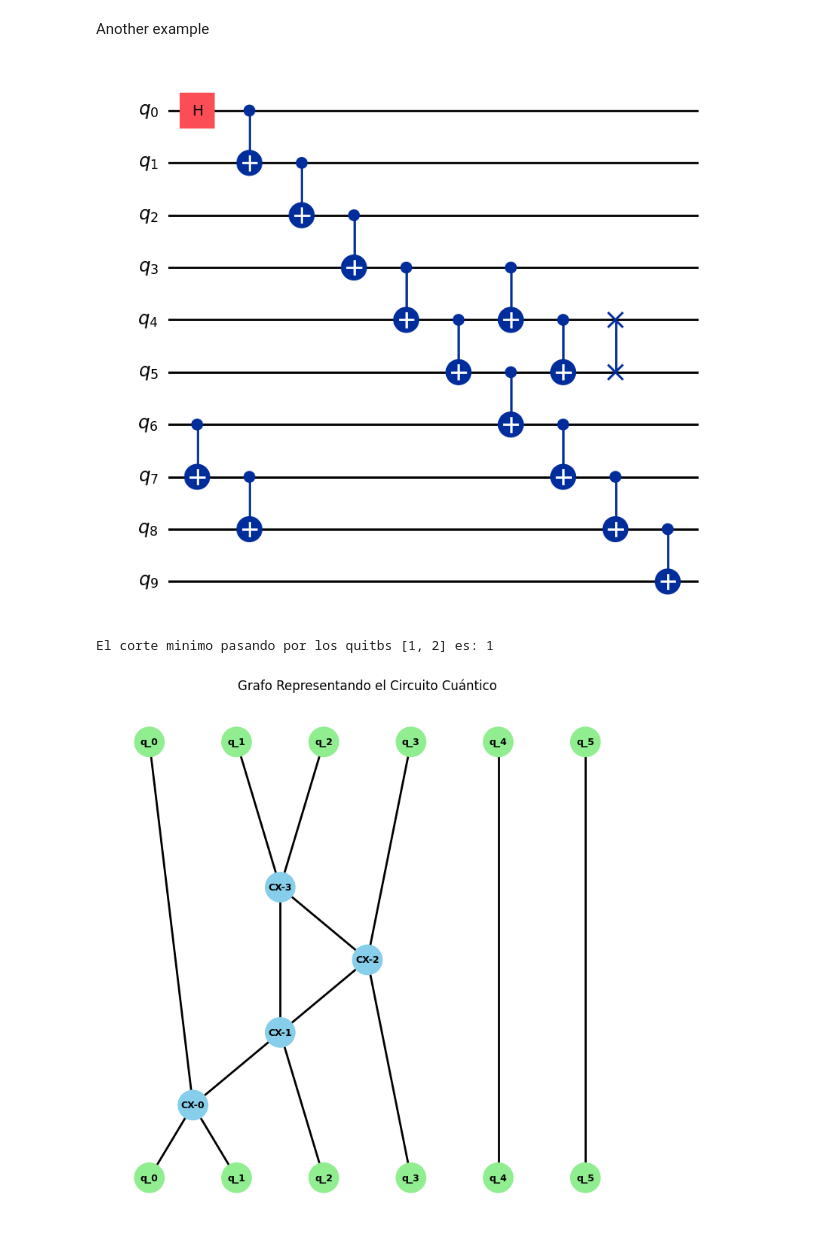
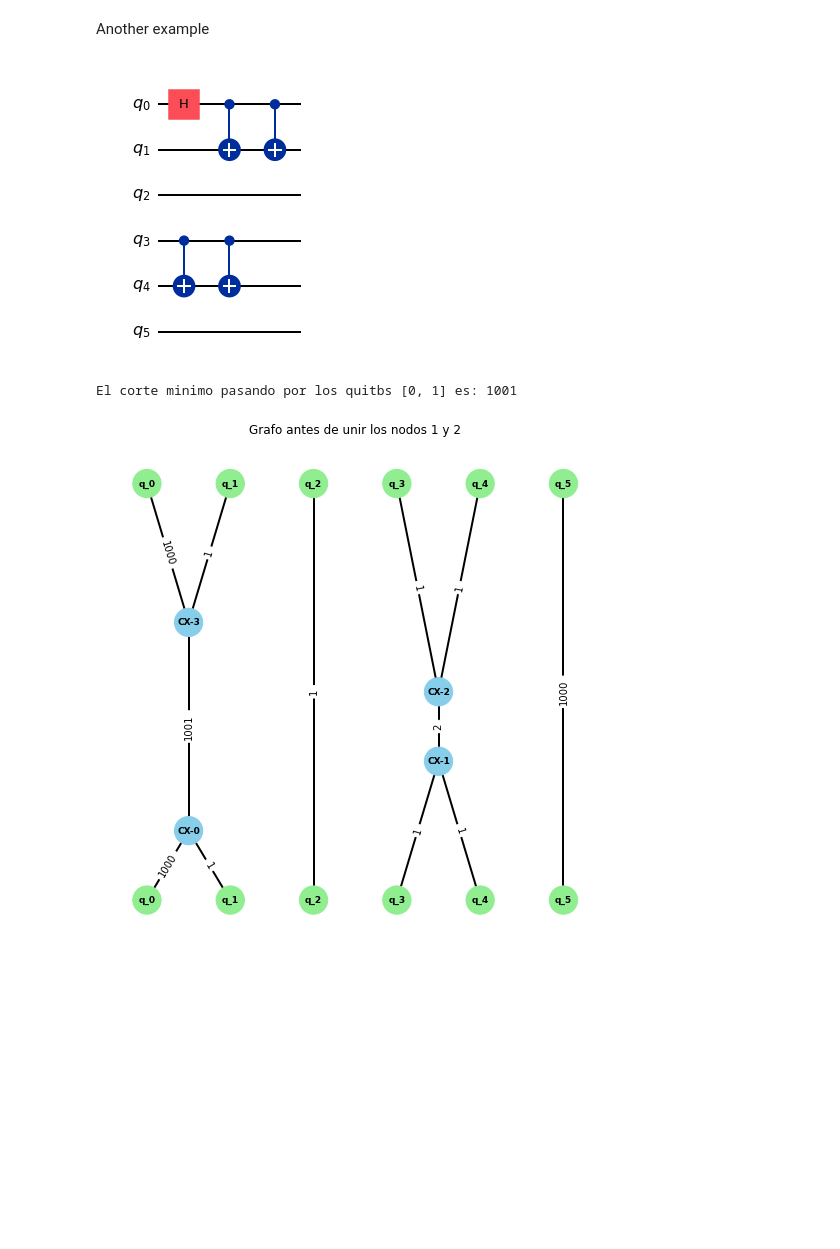
Before and after one commit to PiPevafo/Minimal-cut-in-a-Quantum-Circuit, a Jupyter notebook: karger_modified.ipynb, the cells around one changed output. Drawn from its saved outputs; the diff is of its cells as text; code cells hidden in the pictures; blank space fills up the shorter version.

```diff
--- a/karger_modified.ipynb
+++ b/karger_modified.ipynb
@@ -112,12 +141,6 @@ def karger_min_cut_circuit(qc, bool_plot, exclude_nodes):
 
     exclude_nodes = [f'q_top_{node}' for node in exclude_nodes]
     G.add_edge(exclude_nodes[0], exclude_nodes[1], weight=0)
-
-    # # Add an edge with a large weight between the top left qubit and the first initial qubit,
-    # and also for the top right qubit and the final initial qubit
-
-    G.add_edge(f'q_0', qubit_top_nodes[0], weight=1000)
-    G.add_edge(f'q_{qc.num_qubits - 1}', qubit_top_nodes[qc.num_qubits -1], weight=1000)
 
     # Merge the top qubits with the adjacent excluded qubit
 
@@ -206,7 +229,7 @@ draw_circuit_graph(G, pos)
 
 #Execute the algorithm
 exclude_nodes = [7, 8]
-trials = 100
+trials = 1
 cuts = []
 
 for _ in range(trials):
@@ -228,28 +251,28 @@ Another example
 # %%
 qc1 = QuantumCircuit(6)
 qc1.h(0)
 qc1.cx(0, 1)
-qc1.cx(1, 2)
-qc1.cx(2, 3)
-qc1.cx(2, 1)
+qc1.cx(3, 4)
+qc1.cx(3, 4)
+qc1.cx(0, 1)
 
 G, pos, qubit_top_nodes = circuit_to_graph(qc1)
 
 # Show the circuit and graph
-display(qc.draw(output='mpl'))
+display(qc1.draw(output='mpl'))
 plt.show()
-draw_circuit_graph(G, pos)
+draw_circuit_graph(G, pos, 1, 2)
 
-exclude_nodes = [1,2]
-trial = 10
+exclude_nodes = [0,1]
+trial = 1
 min_cut = float('inf')
 
-for _ in range(trials):
-    cut = karger_min_cut_circuit(qc, False, exclude_nodes)
+for _ in range(trial):
+    cut = karger_min_cut_circuit(qc1, True, exclude_nodes)
     min_cut = min(min_cut, cut)
 
 print(f"El corte minimo pasando por los quitbs {exclude_nodes} es: {min_cut}")
 # %% [output]
-[figure, old version]
+[figure, new version]
-El corte minimo pasando por los quitbs [1, 2] es: 1
+El corte minimo pasando por los quitbs [0, 1] es: 1001
-[figure, old version]
+[figure, new version]
```
Also changed, not shown: parts of 3 cells of this notebook, 1 other file.
